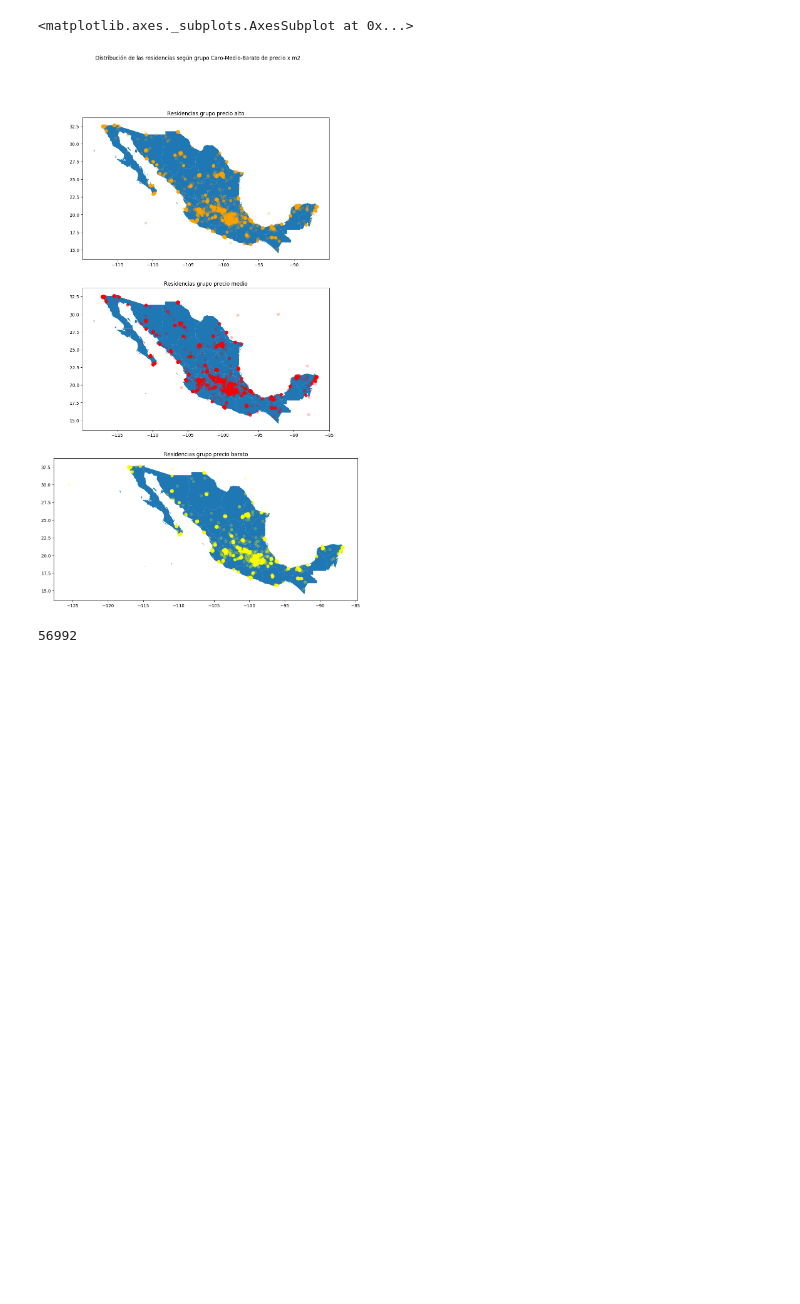
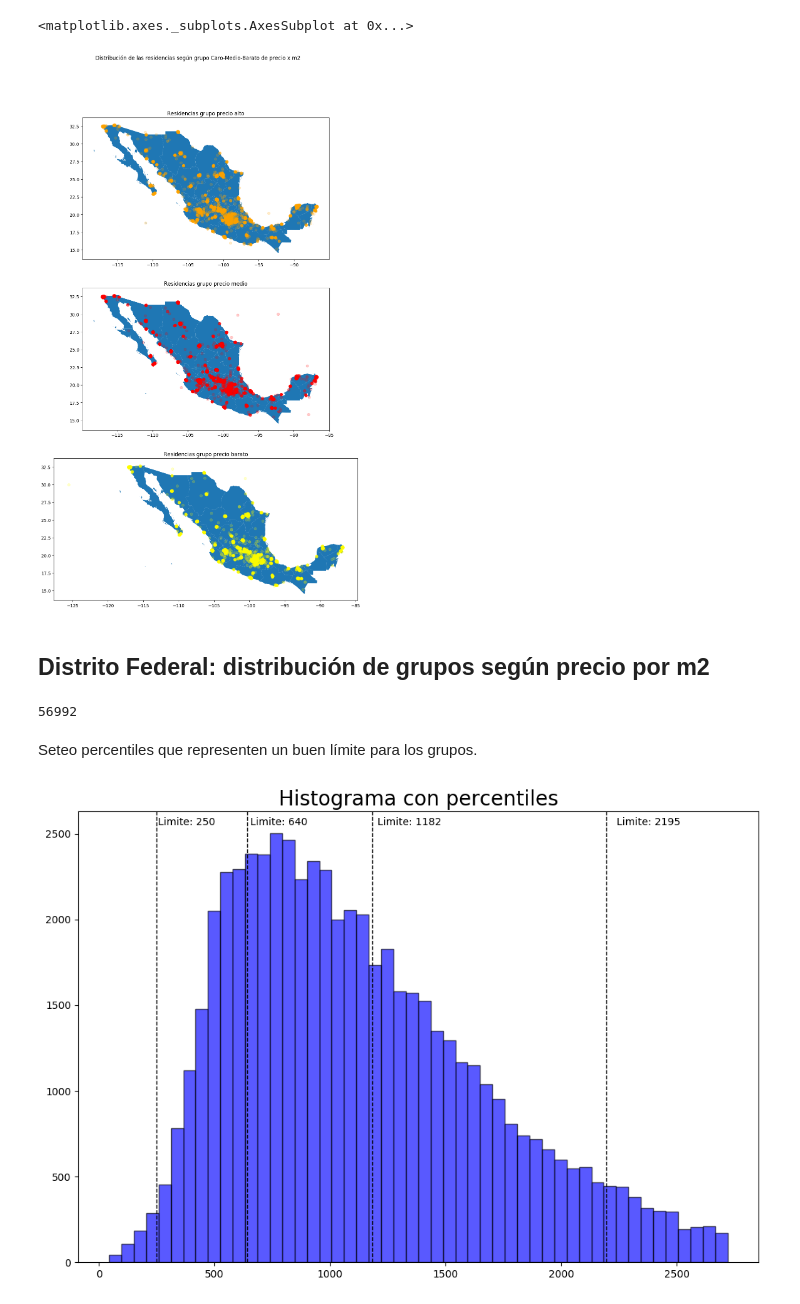
Before and after one commit to petermacgaul/orgaDatos-1, a Jupyter notebook: TP1/02-AnalisisMetroCuadrado.ipynb, the cells around one changed output. Cells and saved outputs as stored; diff of their text form; code cells hidden in the pictures; blank space fills up the shorter version.

```diff
--- a/TP1/02-AnalisisMetroCuadrado.ipynb
+++ b/TP1/02-AnalisisMetroCuadrado.ipynb
@@ -520,11 +520,36 @@ geo_df_bajos.plot(ax=ax3, color='yellow', alpha=0.2)
 # %% [output]
 <matplotlib.axes._subplots.AxesSubplot at 0x...>
 [figure]
+# %% [markdown]
+## Distrito Federal: distribución de grupos según precio por m2
 # %%
 df_distfed = df.loc[df['provincia'] == 'Distrito Federal']
 # %%
 len(df_distfed)
 # %% [output]
 56992
+# %% [markdown]
+Seteo percentiles que representen un buen límite para los grupos.
+# %%
+plt.title('Histograma con percentiles', fontsize=20)
+
+quantileMuyBajo = df_distfed['preciom2USD'].quantile(.01)
+quantileBajo = df_distfed['preciom2USD'].quantile(.20)
+quantileMedio = df_distfed['preciom2USD'].quantile(.60)
+quantileCaro = df_distfed['preciom2USD'].quantile(.95)
+
+plt.hist(df_distfed['preciom2USD'], bins=50, color='b', edgecolor='k', alpha=0.65)
+plt.axvline(quantileMuyBajo, color='k', linestyle='dashed', linewidth=1)
+plt.axvline(quantileBajo, color='k', linestyle='dashed', linewidth=1)
+plt.axvline(quantileMedio, color='k', linestyle='dashed', linewidth=1)
+plt.axvline(quantileCaro, color='k', linestyle='dashed', linewidth=1)
+
+min_ylim, max_ylim = plt.ylim()
+plt.text(quantileMuyBajo * 1.02, max_ylim * 0.97, f'Limite: {quantileMuyBajo:.0f}')
+plt.text(quantileBajo * 1.02, max_ylim * 0.97, f'Limite: {quantileBajo:.0f}')
+plt.text(quantileMedio * 1.02, max_ylim * 0.97, f'Limite: {quantileMedio:.0f}')
+plt.text(quantileCaro * 1.02, max_ylim * 0.97, f'Limite: {quantileCaro:.0f}');
+# %% [output]
+[figure, added]
 # %%
 def split_grupos_preciom2USD(df):
```
Also changed, not shown: parts of 10 cells of this notebook.
